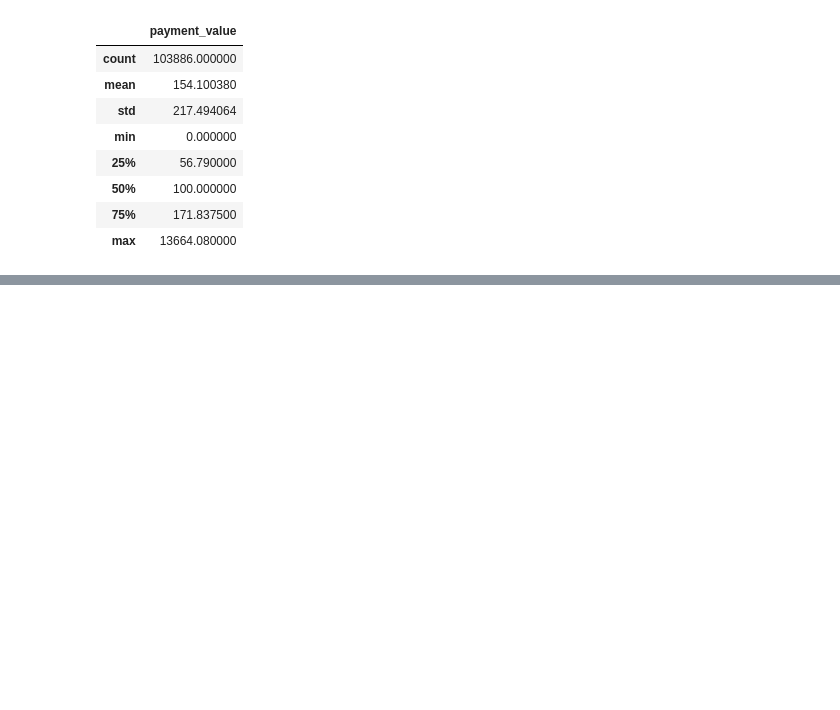
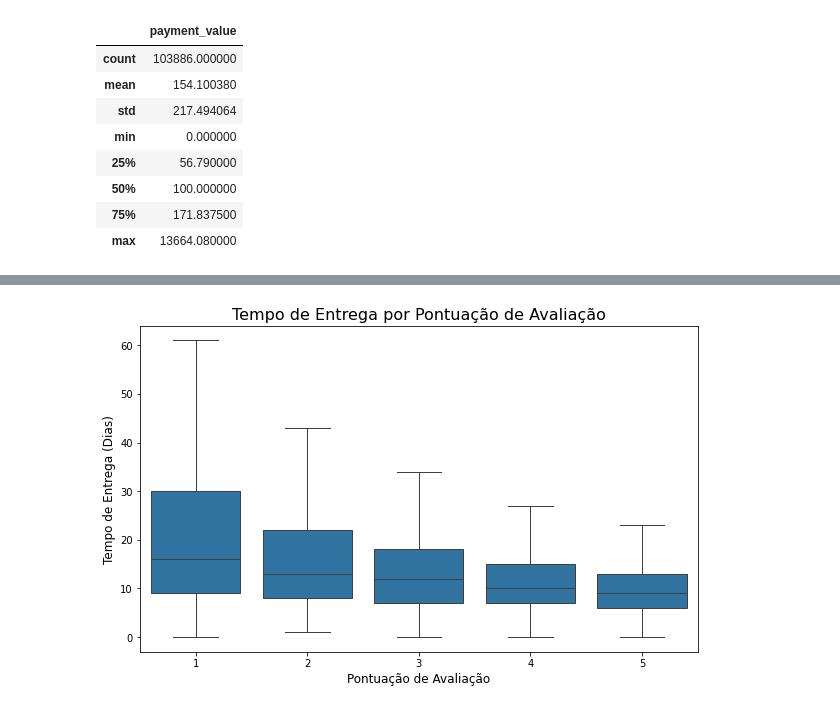
Before and after one commit to Squinelato/eEDB-002-2024-3, a Jupyter notebook: exploratory_analysis/data_analysis.ipynb, the cells around one changed output, grey strips where cells are left out. Cells and saved outputs as stored; diff of their text form; code cells hidden in the pictures; blank space fills up the shorter version.

```diff
--- a/exploratory_analysis/data_analysis.ipynb
+++ b/exploratory_analysis/data_analysis.ipynb
@@ -190,0 +234,3 @@ order_payments[["payment_value"]].describe()
+# %%
+orders_reviews = reviews.merge(orders, how='inner', on='order_id')
+orders_reviews.head()
@@ -190,0 +244,15 @@ order_payments[["payment_value"]].describe()
+# %%
+orders_reviews['order_delivered_customer_date'] = pd.to_datetime(orders_reviews['order_delivered_customer_date'])
+orders_reviews['order_purchase_timestamp'] = pd.to_datetime(orders_reviews['order_purchase_timestamp'])
+orders_reviews['delivery_time_days'] = (orders_reviews['order_delivered_customer_date'] - orders_reviews['order_purchase_timestamp']).dt.days
+# %%
+plt.figure(figsize=(10, 6))
+sns.boxplot(x='review_score', y='delivery_time_days', data=orders_reviews, showfliers=False)
+
+plt.title('Tempo de Entrega por Pontuação de Avaliação', fontsize=16)
+plt.xlabel('Pontuação de Avaliação', fontsize=12)
+plt.ylabel('Tempo de Entrega (Dias)', fontsize=12)
+
+plt.show()
+# %% [output]
+[figure, added]
```
Also changed, not shown: parts of 17 cells of this notebook.
